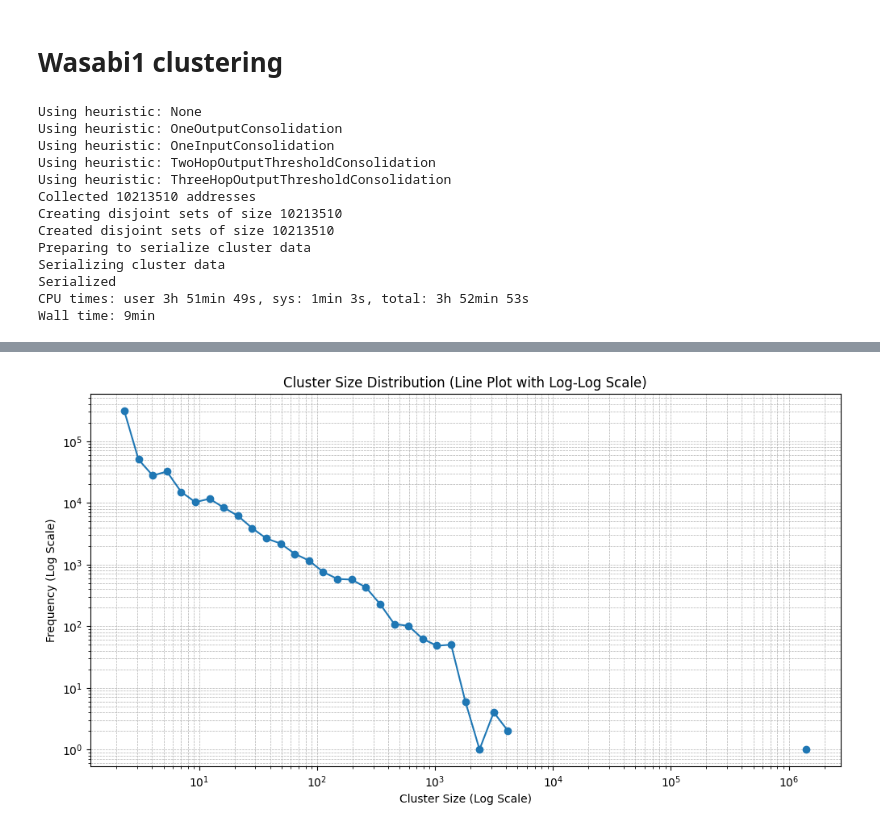
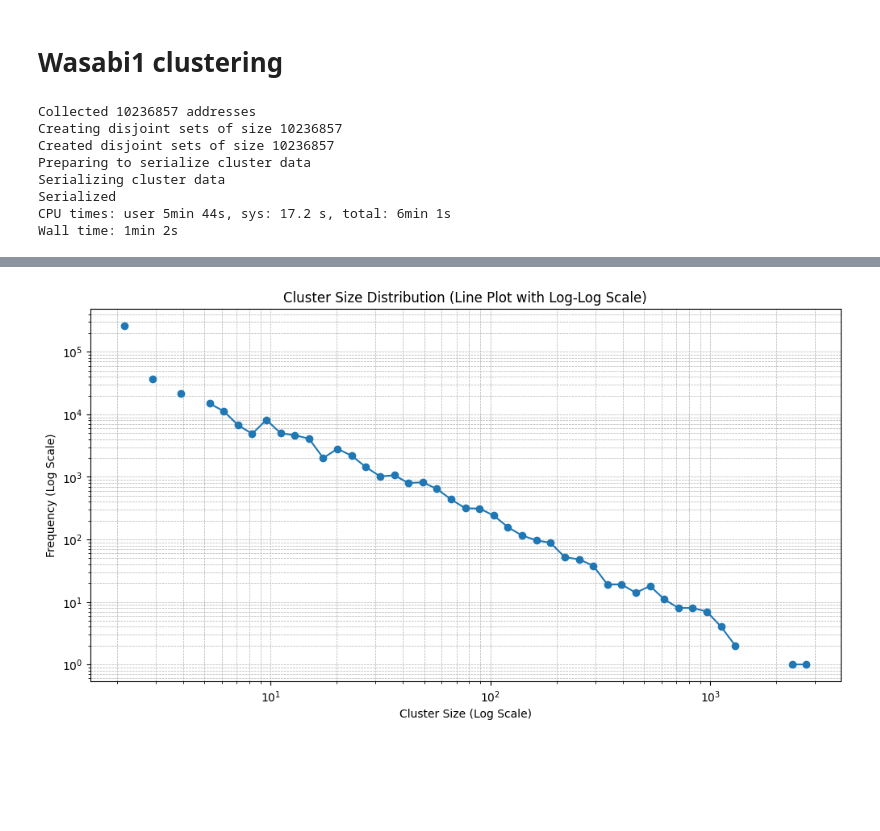
Before and after one commit to mmstanone/blocksci, a Jupyter notebook: Notebooks/Clusters.ipynb, the cells around one changed output, grey strips where cells are left out. Saved outputs shown, nothing was run; the diff lists cells and outputs as text; code cells hidden in the pictures; blank space fills up the shorter version.

Commit message:
feat: heuristics in python now

```diff
--- a/Notebooks/Clusters.ipynb
+++ b/Notebooks/Clusters.ipynb
@@ -155,0 +154,4 @@ Wall time: 42.8 s
+# %%
+wp_clusterer = blocksci.cluster.CoinjoinClusterManager("/mnt/anal/clustering/whirlpool_out_threshold2/", chain)
+%time wp_clusters = [cluster for cluster in wp_clusterer.clusters() if cluster.address_count() > 1]
+compute_log_log_graph(wp_clusters)
@@ -155,0 +162,4 @@ Wall time: 42.8 s
+# %%
+wp_clusterer = blocksci.cluster.CoinjoinClusterManager("/mnt/anal/clustering/whirlpool_out_threshold2/", chain)
+%time wp_clusters = [cluster for cluster in wp_clusterer.clusters() if cluster.address_count() > 1]
+compute_log_log_graph(wp_clusters)
@@ -169,7 +183,7 @@ Wall time: 3.22 s
 # one_random_wp_cj = chain.tx_with_hash("9ea3e5d217c76e6be6ace7fe4fb3622976103466de81d2b02cd87c54f9e91a2f")
 # one_random_wp_cj = chain.tx_with_hash("00ab23721356a159b695060b3975469fa0703e55398e9123ef59d2a5b94b1058")
 #address_im_looking_for = one_random_wp_cj.outputs[1].spending_tx.outputs[0].address
-# print(address_im_looking_for)
+# print(address_im_looking_for) 10213510
 
 start = one_random_wp_cj.block_height
 stop = one_random_wp_cj.block_height + 1
@@ -177,31 +191,32 @@ stop = one_random_wp_cj.block_height + 1
 start = 0
 stop = len(chain)
 
+heu = blocksci.heuristics.coinjoin.input_one_hop
+heu = heu and blocksci.heuristics.coinjoin.output_three_hop_threshold
+heu = heu and blocksci.heuristics.coinjoin.output_two_hop_threshold
+heu = heu and blocksci.heuristics.coinjoin.output_one_hop
+
+
 %time clusterer = blocksci.cluster.CoinjoinClusterManager.create_clustering(  \
     chain=chain, \
     start=start, \
     stop=stop, \
-    output_path="/mnt/anal/clustering/wasabi1_out_threshold/", \
+    output_path="/mnt/anal/clustering/wasabi1_out_threshold2/", \
     overwrite=True, \
     coinjoin_type="wasabi1", \
-    heuristics=["OneOutputConsolidation", "OneInputConsolidation", "TwoHopOutputThresholdConsolidation", "ThreeHopOutputThresholdConsolidation"] \
+    heuristicFunc=heu, \
 )
 # %% [output]
-Using heuristic: None
-Using heuristic: OneOutputConsolidation
-Using heuristic: OneInputConsolidation
-Using heuristic: TwoHopOutputThresholdConsolidation
-Using heuristic: ThreeHopOutputThresholdConsolidation
-Collected 10213510 addresses
-Creating disjoint sets of size 10213510
-Created disjoint sets of size 10213510
+Collected 10236857 addresses
+Creating disjoint sets of size 10236857
+Created disjoint sets of size 10236857
 Preparing to serialize cluster data
 Serializing cluster data
 Serialized
-CPU times: user 3h 51min 49s, sys: 1min 3s, total: 3h 52min 53s
-Wall time: 9min
+CPU times: user 5min 44s, sys: 17.2 s, total: 6min 1s
+Wall time: 1min 2s
 # %%
-ww1_clusterer = blocksci.cluster.CoinjoinClusterManager("/mnt/anal/clustering/wasabi1_out_threshold/", chain)
+ww1_clusterer = blocksci.cluster.CoinjoinClusterManager("/mnt/anal/clustering/wasabi1_out_threshold2/", chain)
 %time ww1_clusters = [cluster for cluster in ww1_clusterer.clusters() if cluster.address_count() > 1]
 compute_log_log_graph(ww1_clusters)
 # %% [output]
@@ -210 +225 @@ Wall time: 5.82 s
-[figure, old version]
+[figure, new version]
```
Also changed, not shown: parts of 17 cells of this notebook, 4 other files.
